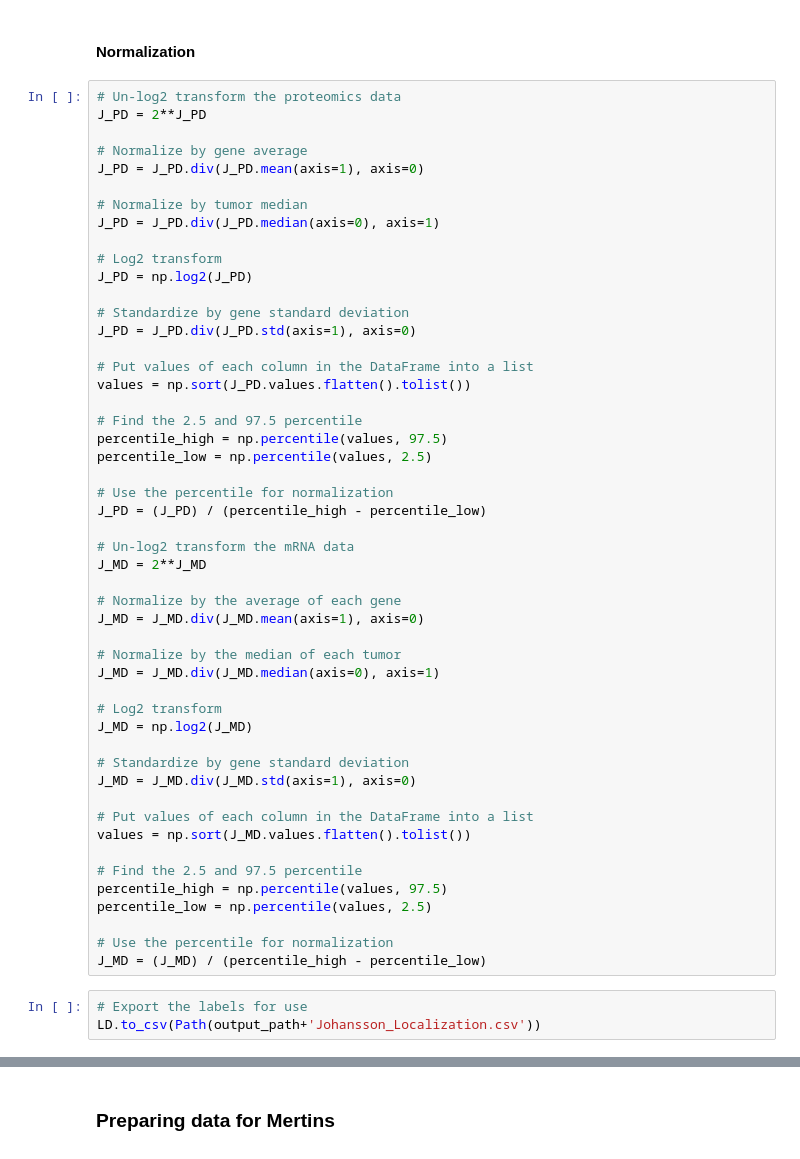
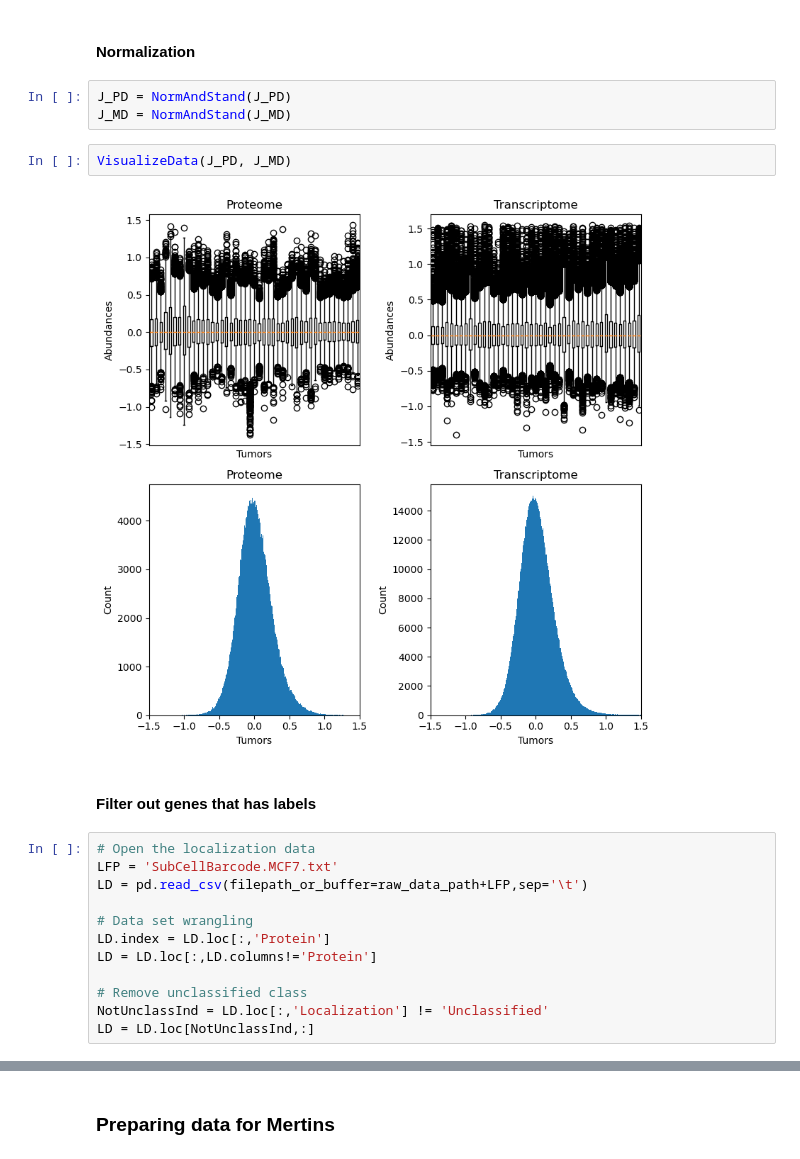
Before and after one commit to kenlzh1996/Prediction-model, a Jupyter notebook: Testing set generation.ipynb, the cells around one changed output, grey strips where cells are left out. Saved outputs shown, nothing was run; the diff lists cells and outputs as text.

```diff
--- a/Testing set generation.ipynb
+++ b/Testing set generation.ipynb
@@ -193,55 +276,23 @@ Johansson
 # %% [markdown]
 #### Normalization
 # %%
-# Un-log2 transform the proteomics data
-J_PD = 2**J_PD
-
-# Normalize by gene average
-J_PD = J_PD.div(J_PD.mean(axis=1), axis=0)
-
-# Normalize by tumor median
-J_PD = J_PD.div(J_PD.median(axis=0), axis=1)
-
-# Log2 transform
-J_PD = np.log2(J_PD)
-
-# Standardize by gene standard deviation
-J_PD = J_PD.div(J_PD.std(axis=1), axis=0)
-
-# Put values of each column in the DataFrame into a list
-values = np.sort(J_PD.values.flatten().tolist())
-
-# Find the 2.5 and 97.5 percentile
-percentile_high = np.percentile(values, 97.5)
-percentile_low = np.percentile(values, 2.5)
-
-# Use the percentile for normalization
-J_PD = (J_PD) / (percentile_high - percentile_low)
-
-# Un-log2 transform the mRNA data
-J_MD = 2**J_MD
-
-# Normalize by the average of each gene
-J_MD = J_MD.div(J_MD.mean(axis=1), axis=0)
-
-# Normalize by the median of each tumor
-J_MD = J_MD.div(J_MD.median(axis=0), axis=1)
-
-# Log2 transform
-J_MD = np.log2(J_MD)
-
-# Standardize by gene standard deviation
-J_MD = J_MD.div(J_MD.std(axis=1), axis=0)
-
-# Put values of each column in the DataFrame into a list
-values = np.sort(J_MD.values.flatten().tolist())
-
-# Find the 2.5 and 97.5 percentile
-percentile_high = np.percentile(values, 97.5)
-percentile_low = np.percentile(values, 2.5)
-
-# Use the percentile for normalization
-J_MD = (J_MD) / (percentile_high - percentile_low)
+J_PD = NormAndStand(J_PD)
+J_MD = NormAndStand(J_MD)
-# %%
-# Export the labels for use
-LD.to_csv(Path(output_path+'Johansson_Localization.csv'))
+# %%
+VisualizeData(J_PD, J_MD)
+# %% [output]
+[figure, added]
+# %% [markdown]
+#### Filter out genes that has labels
+# %%
+# Open the localization data
+LFP = 'SubCellBarcode.MCF7.txt'
+LD = pd.read_csv(filepath_or_buffer=raw_data_path+LFP,sep='\t')
+
+# Data set wrangling
+LD.index = LD.loc[:,'Protein']
+LD = LD.loc[:,LD.columns!='Protein']
+
+# Remove unclassified class
+NotUnclassInd = LD.loc[:,'Localization'] != 'Unclassified'
+LD = LD.loc[NotUnclassInd,:]
```
Also changed, not shown: parts of 57 cells of this notebook, 7 other files.
